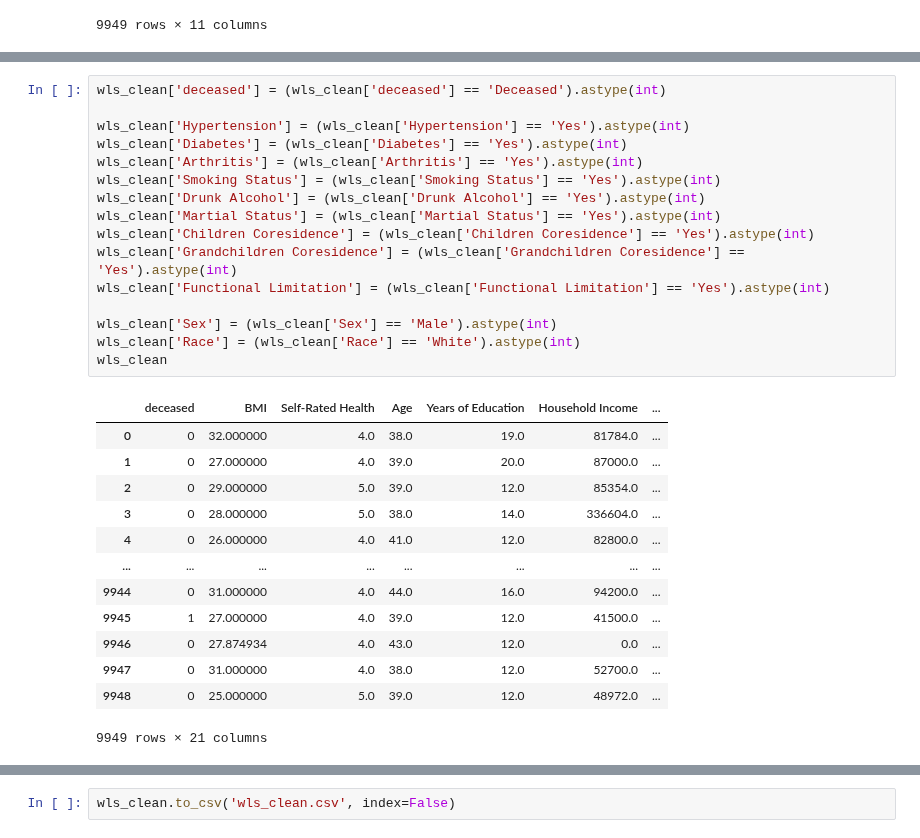
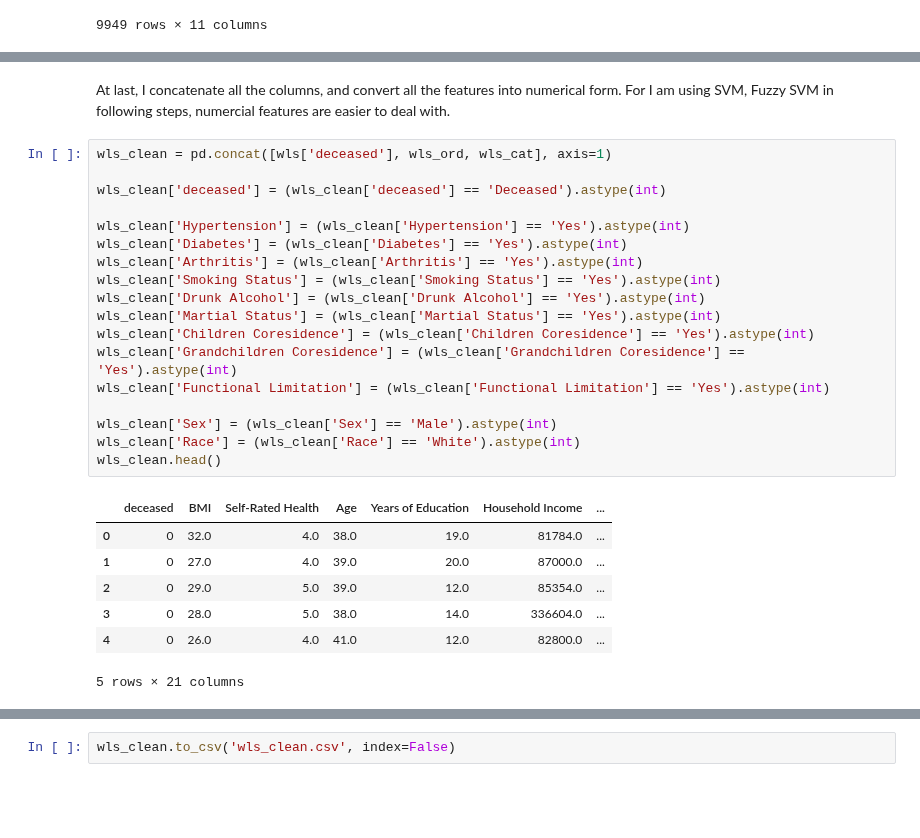
Before and after one commit to yiang-li/Predicting-Mortality-Machine-Learning, a Jupyter notebook: code_wls.ipynb, the cells around one changed output, grey strips where cells are left out. Cells and saved outputs as stored; diff of their text form; blank space fills up the shorter version.

```diff
--- a/code_wls.ipynb
+++ b/code_wls.ipynb
@@ -151,30 +201,29 @@ wls_clean.head(n=100)
+# %% [markdown]
+At last, I concatenate all the columns, and convert all the features into numerical form.
+For I am using SVM, Fuzzy SVM in following steps, numercial features are easier to deal with.
 # %%
+wls_clean = pd.concat([wls['deceased'], wls_ord, wls_cat], axis=1)
+
 wls_clean['deceased'] = (wls_clean['deceased'] == 'Deceased').astype(int)
 
 wls_clean['Hypertension'] = (wls_clean['Hypertension'] == 'Yes').astype(int)
 wls_clean['Diabetes'] = (wls_clean['Diabetes'] == 'Yes').astype(int)
 wls_clean['Arthritis'] = (wls_clean['Arthritis'] == 'Yes').astype(int)
 wls_clean['Smoking Status'] = (wls_clean['Smoking Status'] == 'Yes').astype(int)
 wls_clean['Drunk Alcohol'] = (wls_clean['Drunk Alcohol'] == 'Yes').astype(int)
 wls_clean['Martial Status'] = (wls_clean['Martial Status'] == 'Yes').astype(int)
 wls_clean['Children Coresidence'] = (wls_clean['Children Coresidence'] == 'Yes').astype(int)
 wls_clean['Grandchildren Coresidence'] = (wls_clean['Grandchildren Coresidence'] == 'Yes').astype(int)
 wls_clean['Functional Limitation'] = (wls_clean['Functional Limitation'] == 'Yes').astype(int)
 
 wls_clean['Sex'] = (wls_clean['Sex'] == 'Male').astype(int)
 wls_clean['Race'] = (wls_clean['Race'] == 'White').astype(int)
-wls_clean
+wls_clean.head()
 # %% [output]
 |  | deceased | BMI | Self-Rated Health | Age | Years of Education | Household Income | ... |
-| 0 | 0 | 32.000000 | 4.0 | 38.0 | 19.0 | 81784.0 | ... |
-| 1 | 0 | 27.000000 | 4.0 | 39.0 | 20.0 | 87000.0 | ... |
-| 2 | 0 | 29.000000 | 5.0 | 39.0 | 12.0 | 85354.0 | ... |
-| 3 | 0 | 28.000000 | 5.0 | 38.0 | 14.0 | 336604.0 | ... |
-| 4 | 0 | 26.000000 | 4.0 | 41.0 | 12.0 | 82800.0 | ... |
-| ... | ... | ... | ... | ... | ... | ... | ... |
-| 9944 | 0 | 31.000000 | 4.0 | 44.0 | 16.0 | 94200.0 | ... |
-| 9945 | 1 | 27.000000 | 4.0 | 39.0 | 12.0 | 41500.0 | ... |
-| 9946 | 0 | 27.874934 | 4.0 | 43.0 | 12.0 | 0.0 | ... |
-| 9947 | 0 | 31.000000 | 4.0 | 38.0 | 12.0 | 52700.0 | ... |
-| 9948 | 0 | 25.000000 | 5.0 | 39.0 | 12.0 | 48972.0 | ... |
+| 0 | 0 | 32.0 | 4.0 | 38.0 | 19.0 | 81784.0 | ... |
+| 1 | 0 | 27.0 | 4.0 | 39.0 | 20.0 | 87000.0 | ... |
+| 2 | 0 | 29.0 | 5.0 | 39.0 | 12.0 | 85354.0 | ... |
+| 3 | 0 | 28.0 | 5.0 | 38.0 | 14.0 | 336604.0 | ... |
+| 4 | 0 | 26.0 | 4.0 | 41.0 | 12.0 | 82800.0 | ... |
-9949 rows × 21 columns
+5 rows × 21 columns
```
Also changed, not shown: parts of 39 cells of this notebook, 4 other files.
